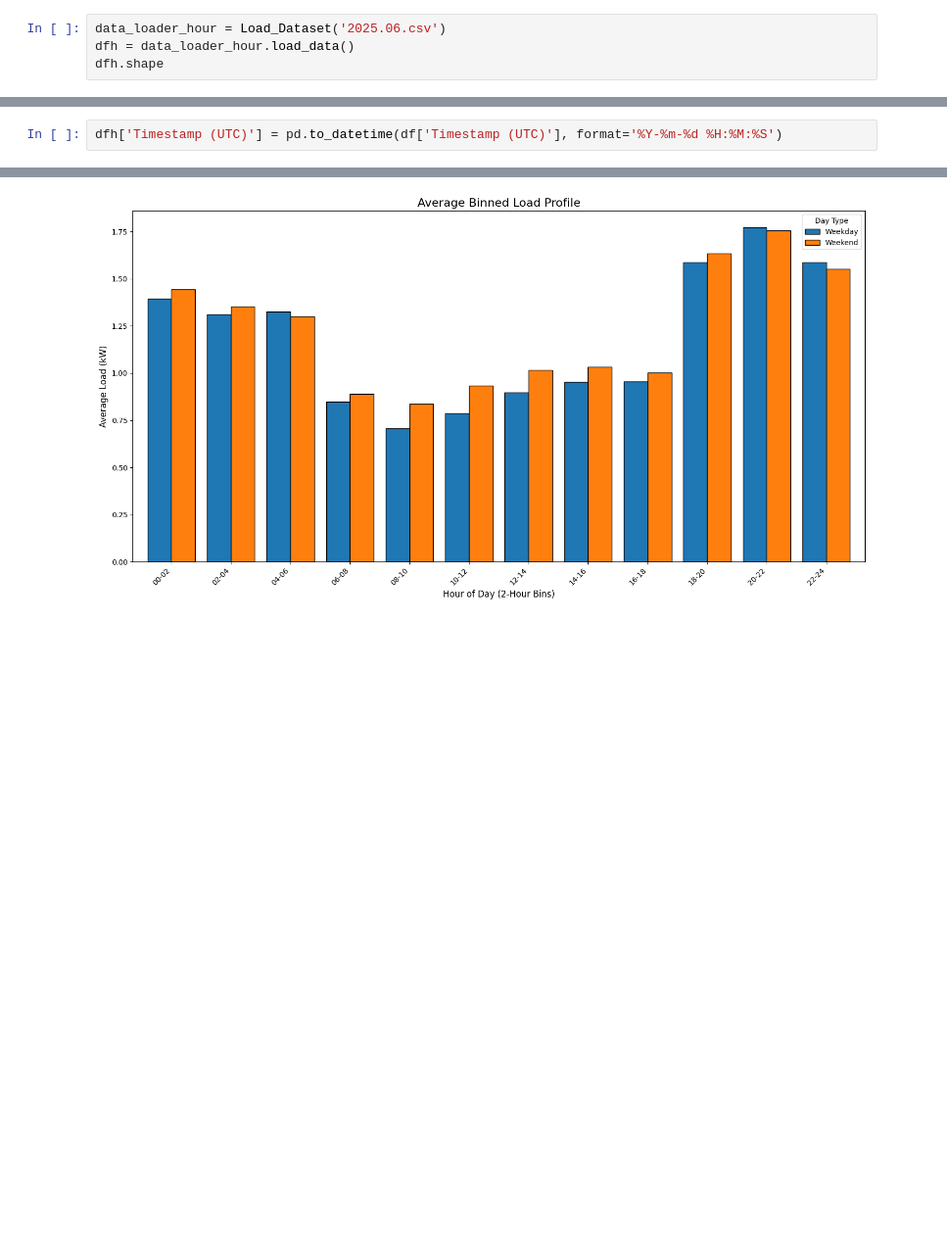
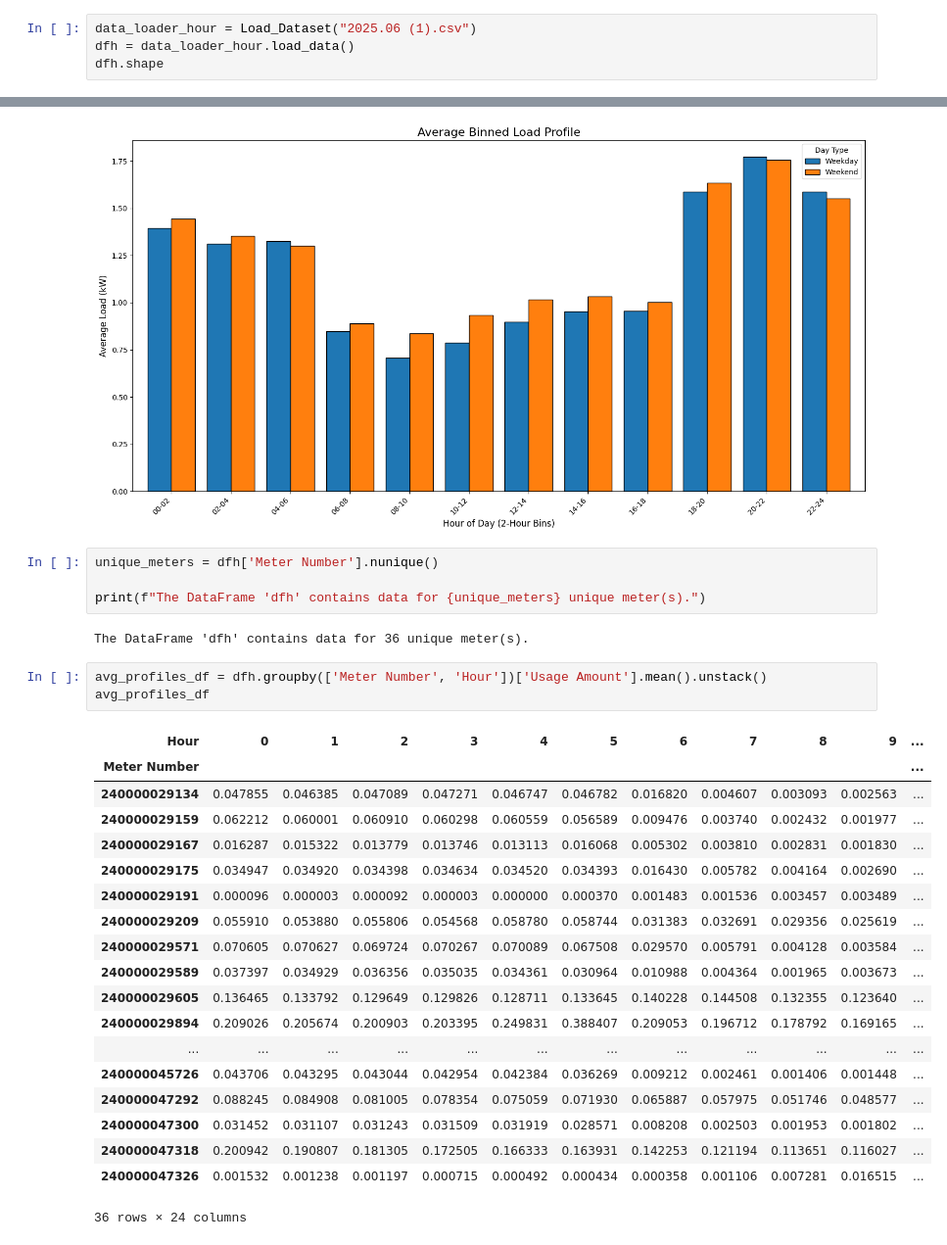
Before and after one commit to MrCupid75/Onaa-Mini-Grid-Customer-Segmentation, a Jupyter notebook: Daily Electricity Usage/main.ipynb, the cells around one changed output, grey strips where cells are left out. Shown at 98% size. Cells and saved outputs as stored; diff of their text form; blank space fills up the shorter version.

```diff
--- a/Daily Electricity Usage/main.ipynb
+++ b/Daily Electricity Usage/main.ipynb
@@ -182,7 +182,7 @@ plt.show()
 cluster_summary = customer_metrics.groupby('cluster')[['avg_daily_kwh', 'std_dev_kwh', 'weekend_weekday_ratio']].mean()
 # print(cluster_summary)
 # %%
-data_loader_hour = Load_Dataset('2025.06.csv')
+data_loader_hour = Load_Dataset("2025.06 (1).csv")
 dfh = data_loader_hour.load_data()
 dfh.shape
 # %% [output]
@@ -204,5 +203,3 @@ print(dfh['Timestamp (UTC)'].head(10))
 8    2024-10-15 17:00:00
 9    2024-10-15 18:00:00
 Name: Timestamp (UTC), dtype: object
-# %%
-dfh['Timestamp (UTC)'] = pd.to_datetime(df['Timestamp (UTC)'], format='%Y-%m-%d %H:%M:%S')
@@ -261,3 +264,32 @@ plt.tight_layout()
 plt.show()
 # %% [output]
 [figure]
+# %%
+unique_meters = dfh['Meter Number'].nunique()
+
+print(f"The DataFrame 'dfh' contains data for {unique_meters} unique meter(s).")
+# %% [output]
+The DataFrame 'dfh' contains data for 36 unique meter(s).
+# %%
+avg_profiles_df = dfh.groupby(['Meter Number', 'Hour'])['Usage Amount'].mean().unstack()
+avg_profiles_df
+# %% [output]
+| Hour | 0 | 1 | 2 | 3 | 4 | 5 | 6 | 7 | 8 | 9 | ... |
+| Meter Number |  |  |  |  |  |  |  |  |  |  | ... |
+| 240000029134 | 0.047855 | 0.046385 | 0.047089 | 0.047271 | 0.046747 | 0.046782 | 0.016820 | 0.004607 | 0.003093 | 0.002563 | ... |
+| 240000029159 | 0.062212 | 0.060001 | 0.060910 | 0.060298 | 0.060559 | 0.056589 | 0.009476 | 0.003740 | 0.002432 | 0.001977 | ... |
+| 240000029167 | 0.016287 | 0.015322 | 0.013779 | 0.013746 | 0.013113 | 0.016068 | 0.005302 | 0.003810 | 0.002831 | 0.001830 | ... |
+| 240000029175 | 0.034947 | 0.034920 | 0.034398 | 0.034634 | 0.034520 | 0.034393 | 0.016430 | 0.005782 | 0.004164 | 0.002690 | ... |
+| 240000029191 | 0.000096 | 0.000003 | 0.000092 | 0.000003 | 0.000000 | 0.000370 | 0.001483 | 0.001536 | 0.003457 | 0.003489 | ... |
+| 240000029209 | 0.055910 | 0.053880 | 0.055806 | 0.054568 | 0.058780 | 0.058744 | 0.031383 | 0.032691 | 0.029356 | 0.025619 | ... |
+| 240000029571 | 0.070605 | 0.070627 | 0.069724 | 0.070267 | 0.070089 | 0.067508 | 0.029570 | 0.005791 | 0.004128 | 0.003584 | ... |
+| 240000029589 | 0.037397 | 0.034929 | 0.036356 | 0.035035 | 0.034361 | 0.030964 | 0.010988 | 0.004364 | 0.001965 | 0.003673 | ... |
+| 240000029605 | 0.136465 | 0.133792 | 0.129649 | 0.129826 | 0.128711 | 0.133645 | 0.140228 | 0.144508 | 0.132355 | 0.123640 | ... |
+| 240000029894 | 0.209026 | 0.205674 | 0.200903 | 0.203395 | 0.249831 | 0.388407 | 0.209053 | 0.196712 | 0.178792 | 0.169165 | ... |
+| ... | ... | ... | ... | ... | ... | ... | ... | ... | ... | ... | ... |
+| 240000045726 | 0.043706 | 0.043295 | 0.043044 | 0.042954 | 0.042384 | 0.036269 | 0.009212 | 0.002461 | 0.001406 | 0.001448 | ... |
+| 240000047292 | 0.088245 | 0.084908 | 0.081005 | 0.078354 | 0.075059 | 0.071930 | 0.065887 | 0.057975 | 0.051746 | 0.048577 | ... |
+| 240000047300 | 0.031452 | 0.031107 | 0.031243 | 0.031509 | 0.031919 | 0.028571 | 0.008208 | 0.002503 | 0.001953 | 0.001802 | ... |
+| 240000047318 | 0.200942 | 0.190807 | 0.181305 | 0.172505 | 0.166333 | 0.163931 | 0.142253 | 0.121194 | 0.113651 | 0.116027 | ... |
+| 240000047326 | 0.001532 | 0.001238 | 0.001197 | 0.000715 | 0.000492 | 0.000434 | 0.000358 | 0.001106 | 0.007281 | 0.016515 | ... |
+36 rows × 24 columns
```
Also changed, not shown: parts of 11 cells of this notebook, 2 other files.
